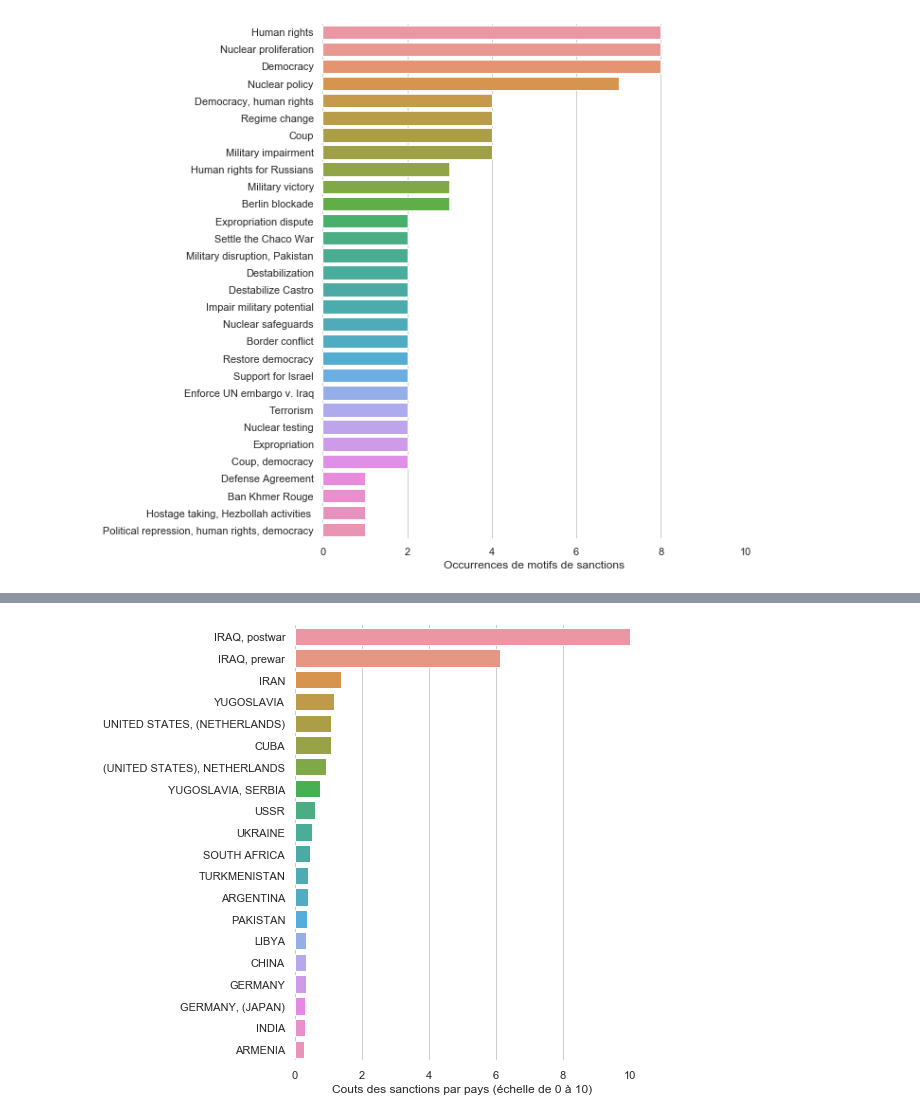
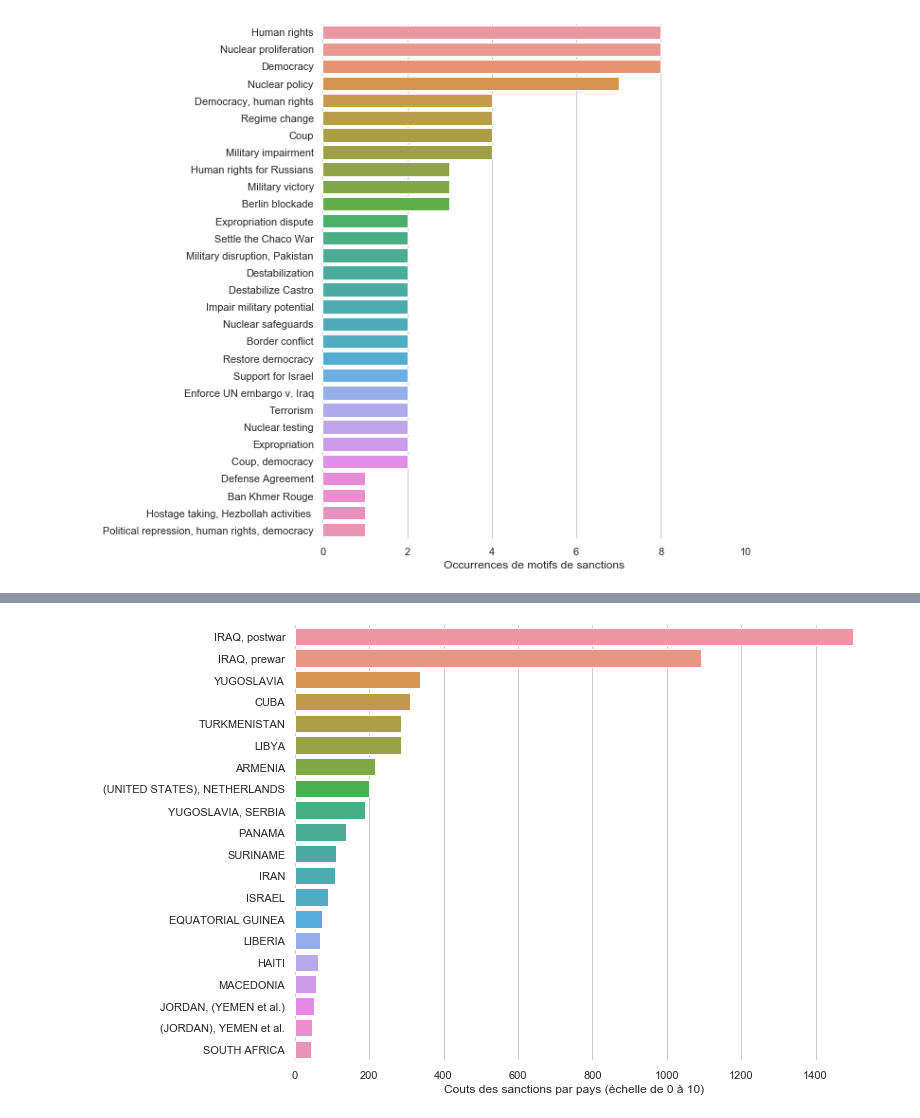
Before and after one commit to Wes2019M/eco_diplomatie, a Jupyter notebook: eco_diplomatie_main.ipynb, the cells around one changed output, grey strips where cells are left out. Saved outputs shown, nothing was run; the diff lists cells and outputs as text; code cells hidden in the pictures.

Commit message:
New visu Cost_to_target_per_capita

```diff
--- a/eco_diplomatie_main.ipynb
+++ b/eco_diplomatie_main.ipynb
@@ -216,13 +228,16 @@ df_costs['costs'] = scaler.fit_transform(X.reshape(-1,1))
 # %%
+df_costs_capita = df[['Target', 'Cost_to_target_per_capita']].groupby(['Target']).sum().sort_values(by='Cost_to_target_per_capita', ascending=False)
+# df_costs_capita[:20]
+
 # Initialize the matplotlib figure
-f, ax = plt.subplots(figsize=(6, 8))
+f, ax = plt.subplots(figsize=(10, 8))
 
 # Plot
 sns.set_color_codes("muted")
-sns.barplot(x=df_costs[:20].costs, y=df_costs[:20].index)
+sns.barplot(x=df_costs_capita[:20].Cost_to_target_per_capita, y=df_costs_capita[:20].index)
 
 # Add a legend and informative axis label
-ax.set(xlim=(0, 10), ylabel="", xlabel="Couts des sanctions par pays (échelle de 0 à 10)")
+ax.set(xlim=(0, 1500), ylabel="", xlabel="Couts des sanctions par pays (échelle de 0 à 10)")
 sns.despine(left=True, bottom=True)
 # %% [output]
-[figure, old version]
+[figure, new version]
```
Also changed, not shown: parts of 2 cells of this notebook.
